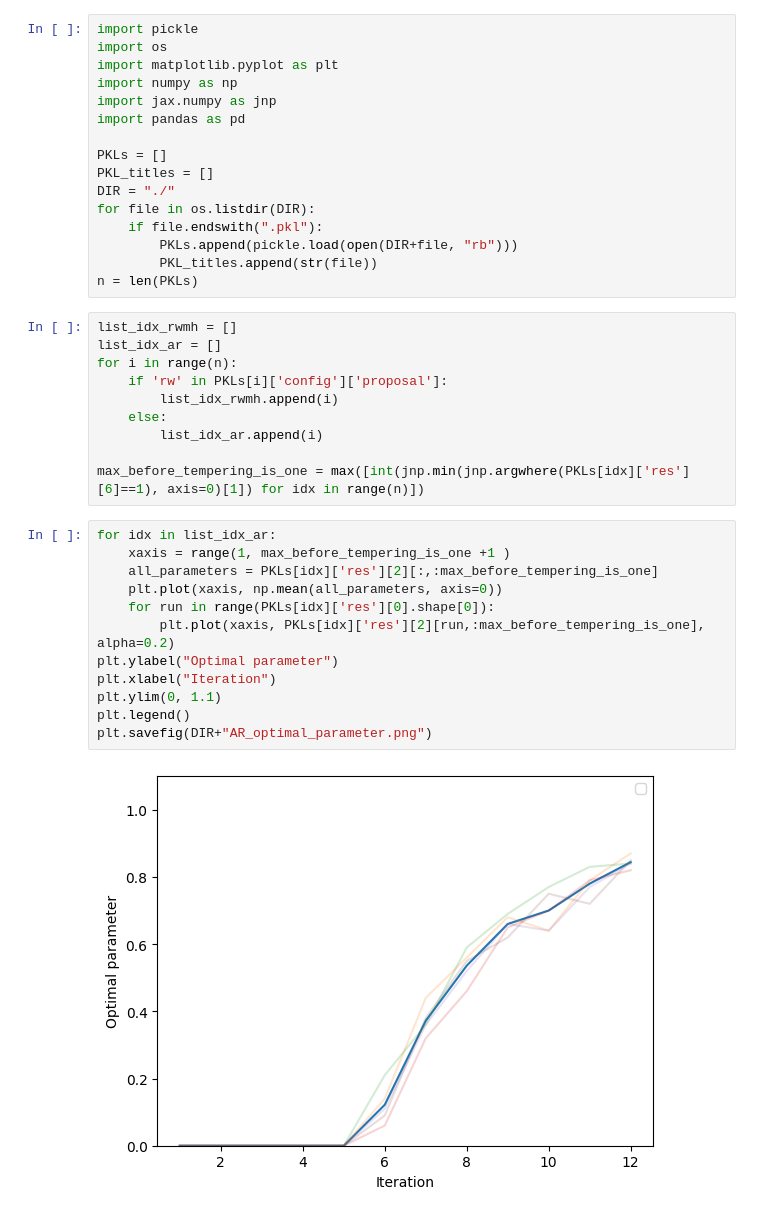
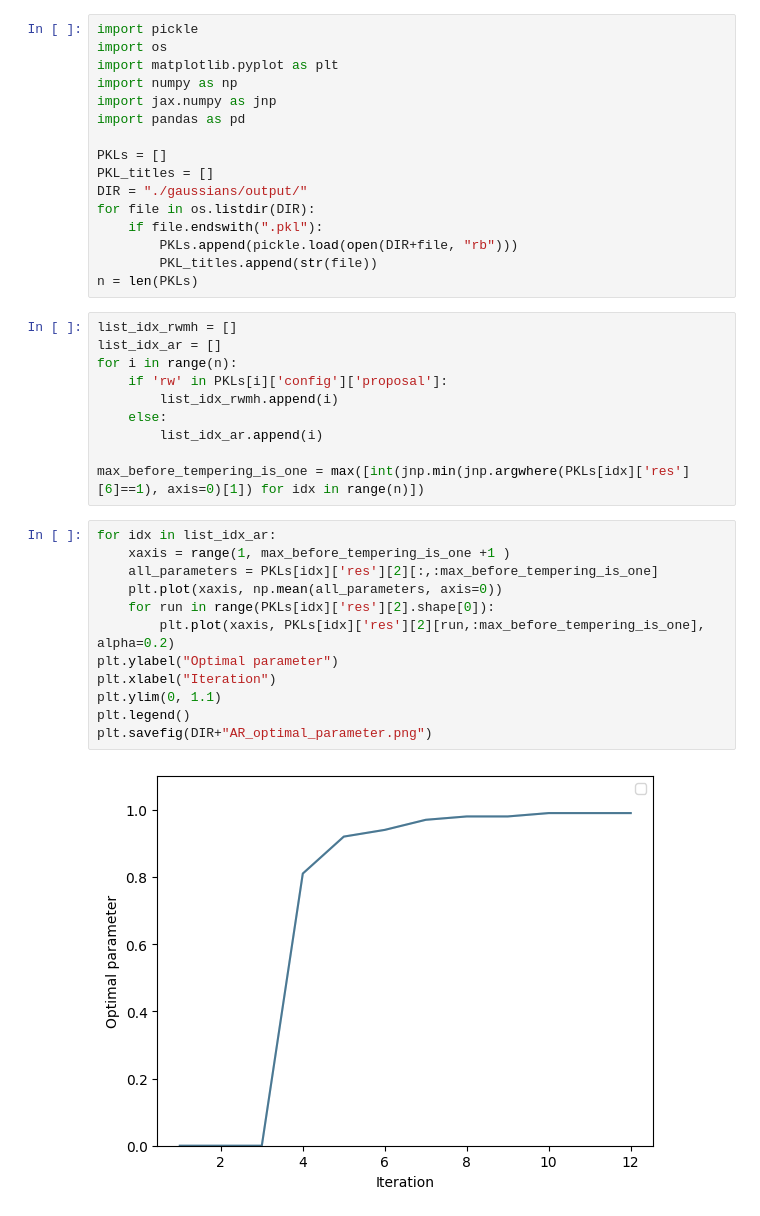
Before and after one commit to ylefay/adaptive_smc_tempering, a Jupyter notebook: adaptive_smc/experiments/optimal_parameter_ar_different_tau.ipynb, the cells around one changed output. Cells and saved outputs as stored; diff of their text form.

```diff
--- a/adaptive_smc/experiments/optimal_parameter_ar_different_tau.ipynb
+++ b/adaptive_smc/experiments/optimal_parameter_ar_different_tau.ipynb
@@ -8,7 +8,7 @@ import pandas as pd
 
 PKLs = []
 PKL_titles = []
-DIR = "./"
+DIR = "./gaussians/output/"
 for file in os.listdir(DIR):
     if file.endswith(".pkl"):
         PKLs.append(pickle.load(open(DIR+file, "rb")))
@@ -27,17 +27,17 @@ max_before_tempering_is_one = max([int(jnp.min(jnp.argwhere(PKLs[idx]['res'][6]=
 # %%
 for idx in list_idx_ar:
     xaxis = range(1, max_before_tempering_is_one +1 )
     all_parameters = PKLs[idx]['res'][2][:,:max_before_tempering_is_one]
     plt.plot(xaxis, np.mean(all_parameters, axis=0))
-    for run in range(PKLs[idx]['res'][0].shape[0]):
+    for run in range(PKLs[idx]['res'][2].shape[0]):
         plt.plot(xaxis, PKLs[idx]['res'][2][run,:max_before_tempering_is_one], alpha=0.2)
 plt.ylabel("Optimal parameter")
 plt.xlabel("Iteration")
 plt.ylim(0, 1.1)
 plt.legend()
 plt.savefig(DIR+"AR_optimal_parameter.png")
 # %% [output]
-[figure, old version]
+[figure, new version]
 # %%
 PKLs[0]['res'][2][:,:max_before_tempering_is_one]
 # %% [output]
```
Also changed, not shown: parts of 2 cells of this notebook, 13 other files.
